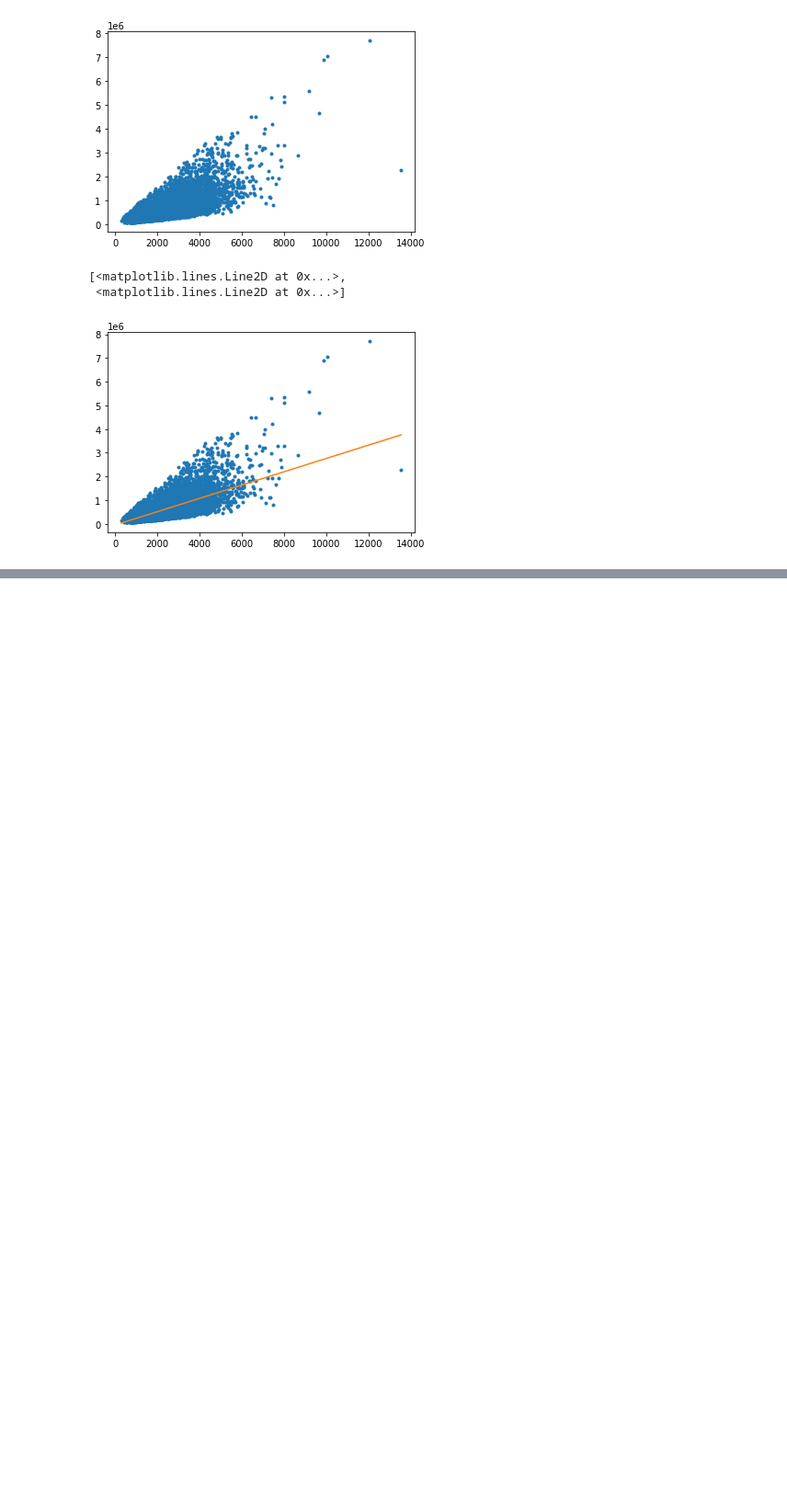
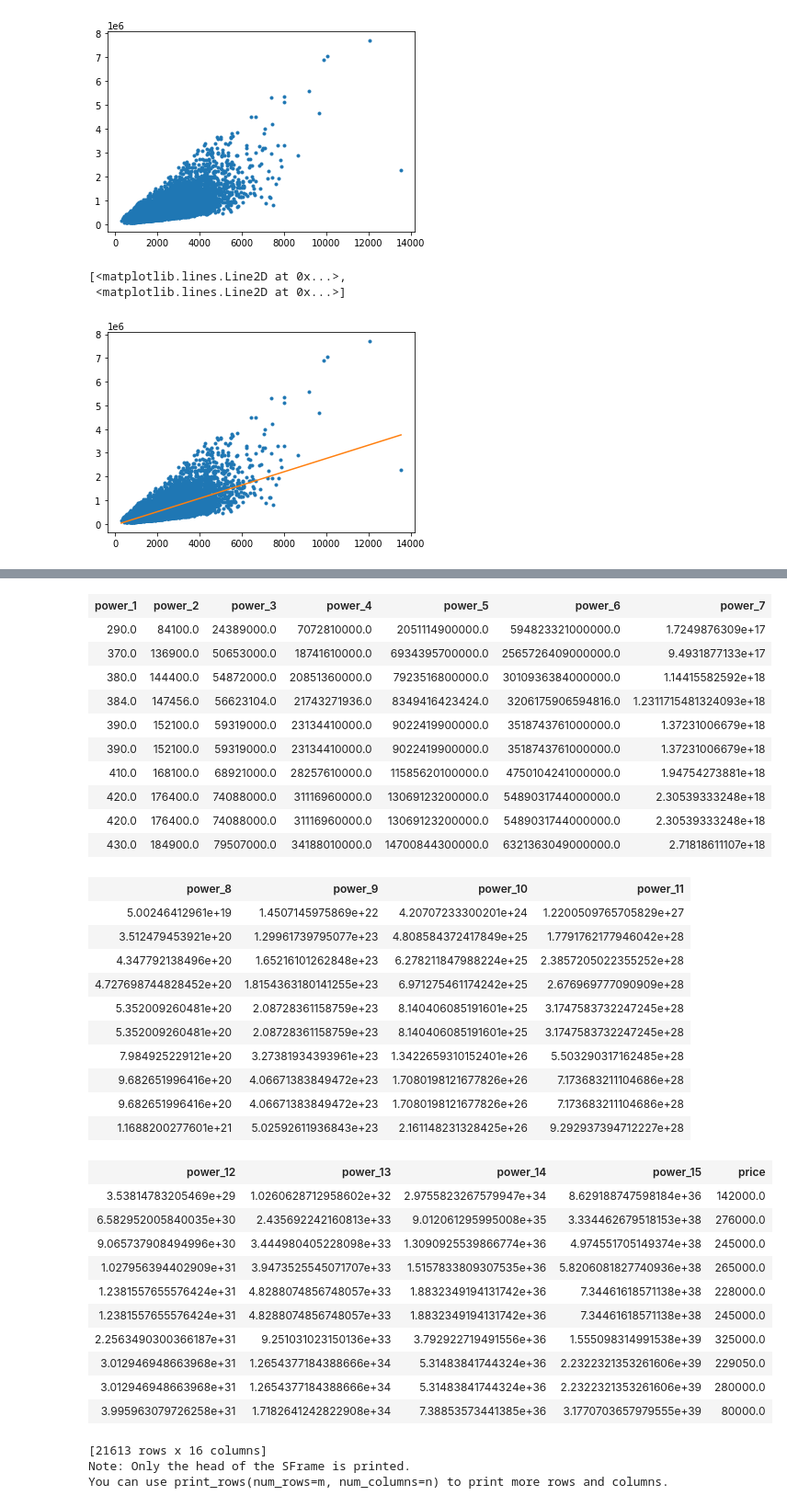
Before and after one commit to AkhilVinayakp/machine_Learning_Algorithms_python, a Jupyter notebook: regression/poly_reg_w3a1.ipynb, the cells around one changed output, grey strips where cells are left out. Shown at 92% size. Drawn from its saved outputs; the diff is of its cells as text; code cells hidden in the pictures; blank space fills up the shorter version.

```diff
--- a/regression/poly_reg_w3a1.ipynb
+++ b/regression/poly_reg_w3a1.ipynb
@@ -172,0 +260,39 @@ plt.plot(poly1_data['power_1'],poly1_data['price'],'.', poly1_data['power_1'], m
+# %%
+poly15_data
+# %% [output]
+| power_1 | power_2 | power_3 | power_4 | power_5 | power_6 | power_7 |
+| 290.0 | 84100.0 | 24389000.0 | 7072810000.0 | 2051114900000.0 | 594823321000000.0 | 1.7249876309e+17 |
+| 370.0 | 136900.0 | 50653000.0 | 18741610000.0 | 6934395700000.0 | 2565726409000000.0 | 9.4931877133e+17 |
+| 380.0 | 144400.0 | 54872000.0 | 20851360000.0 | 7923516800000.0 | 3010936384000000.0 | 1.14415582592e+18 |
+| 384.0 | 147456.0 | 56623104.0 | 21743271936.0 | 8349416423424.0 | 3206175906594816.0 | 1.2311715481324093e+18 |
+| 390.0 | 152100.0 | 59319000.0 | 23134410000.0 | 9022419900000.0 | 3518743761000000.0 | 1.37231006679e+18 |
+| 390.0 | 152100.0 | 59319000.0 | 23134410000.0 | 9022419900000.0 | 3518743761000000.0 | 1.37231006679e+18 |
+| 410.0 | 168100.0 | 68921000.0 | 28257610000.0 | 11585620100000.0 | 4750104241000000.0 | 1.94754273881e+18 |
+| 420.0 | 176400.0 | 74088000.0 | 31116960000.0 | 13069123200000.0 | 5489031744000000.0 | 2.30539333248e+18 |
+| 420.0 | 176400.0 | 74088000.0 | 31116960000.0 | 13069123200000.0 | 5489031744000000.0 | 2.30539333248e+18 |
+| 430.0 | 184900.0 | 79507000.0 | 34188010000.0 | 14700844300000.0 | 6321363049000000.0 | 2.71818611107e+18 |
+| power_8 | power_9 | power_10 | power_11 |
+| 5.00246412961e+19 | 1.4507145975869e+22 | 4.20707233300201e+24 | 1.2200509765705829e+27 |
+| 3.512479453921e+20 | 1.29961739795077e+23 | 4.808584372417849e+25 | 1.7791762177946042e+28 |
+| 4.347792138496e+20 | 1.65216101262848e+23 | 6.278211847988224e+25 | 2.3857205022355252e+28 |
+| 4.727698744828452e+20 | 1.8154363180141255e+23 | 6.971275461174242e+25 | 2.676969777090909e+28 |
+| 5.352009260481e+20 | 2.08728361158759e+23 | 8.140406085191601e+25 | 3.1747583732247245e+28 |
+| 5.352009260481e+20 | 2.08728361158759e+23 | 8.140406085191601e+25 | 3.1747583732247245e+28 |
+| 7.984925229121e+20 | 3.27381934393961e+23 | 1.3422659310152401e+26 | 5.503290317162485e+28 |
+| 9.682651996416e+20 | 4.06671383849472e+23 | 1.7080198121677826e+26 | 7.173683211104686e+28 |
+| 9.682651996416e+20 | 4.06671383849472e+23 | 1.7080198121677826e+26 | 7.173683211104686e+28 |
+| 1.1688200277601e+21 | 5.02592611936843e+23 | 2.161148231328425e+26 | 9.292937394712227e+28 |
+| power_12 | power_13 | power_14 | power_15 | price |
+| 3.53814783205469e+29 | 1.0260628712958602e+32 | 2.9755823267579947e+34 | 8.629188747598184e+36 | 142000.0 |
+| 6.582952005840035e+30 | 2.435692242160813e+33 | 9.012061295995008e+35 | 3.334462679518153e+38 | 276000.0 |
+| 9.065737908494996e+30 | 3.444980405228098e+33 | 1.3090925539866774e+36 | 4.974551705149374e+38 | 245000.0 |
+| 1.027956394402909e+31 | 3.9473525545071707e+33 | 1.5157833809307535e+36 | 5.8206081827740936e+38 | 265000.0 |
+| 1.2381557655576424e+31 | 4.8288074856748057e+33 | 1.8832349194131742e+36 | 7.34461618571138e+38 | 228000.0 |
+| 1.2381557655576424e+31 | 4.8288074856748057e+33 | 1.8832349194131742e+36 | 7.34461618571138e+38 | 245000.0 |
+| 2.2563490300366187e+31 | 9.251031023150136e+33 | 3.792922719491556e+36 | 1.555098314991538e+39 | 325000.0 |
+| 3.012946948663968e+31 | 1.2654377184388666e+34 | 5.31483841744324e+36 | 2.2322321353261606e+39 | 229050.0 |
+| 3.012946948663968e+31 | 1.2654377184388666e+34 | 5.31483841744324e+36 | 2.2322321353261606e+39 | 280000.0 |
+| 3.995963079726258e+31 | 1.7182641242822908e+34 | 7.38853573441385e+36 | 3.1770703657979555e+39 | 80000.0 |
+[21613 rows x 16 columns]
+Note: Only the head of the SFrame is printed.
+You can use print_rows(num_rows=m, num_columns=n) to print more rows and columns.
```
Also changed, not shown: parts of 11 cells of this notebook.
